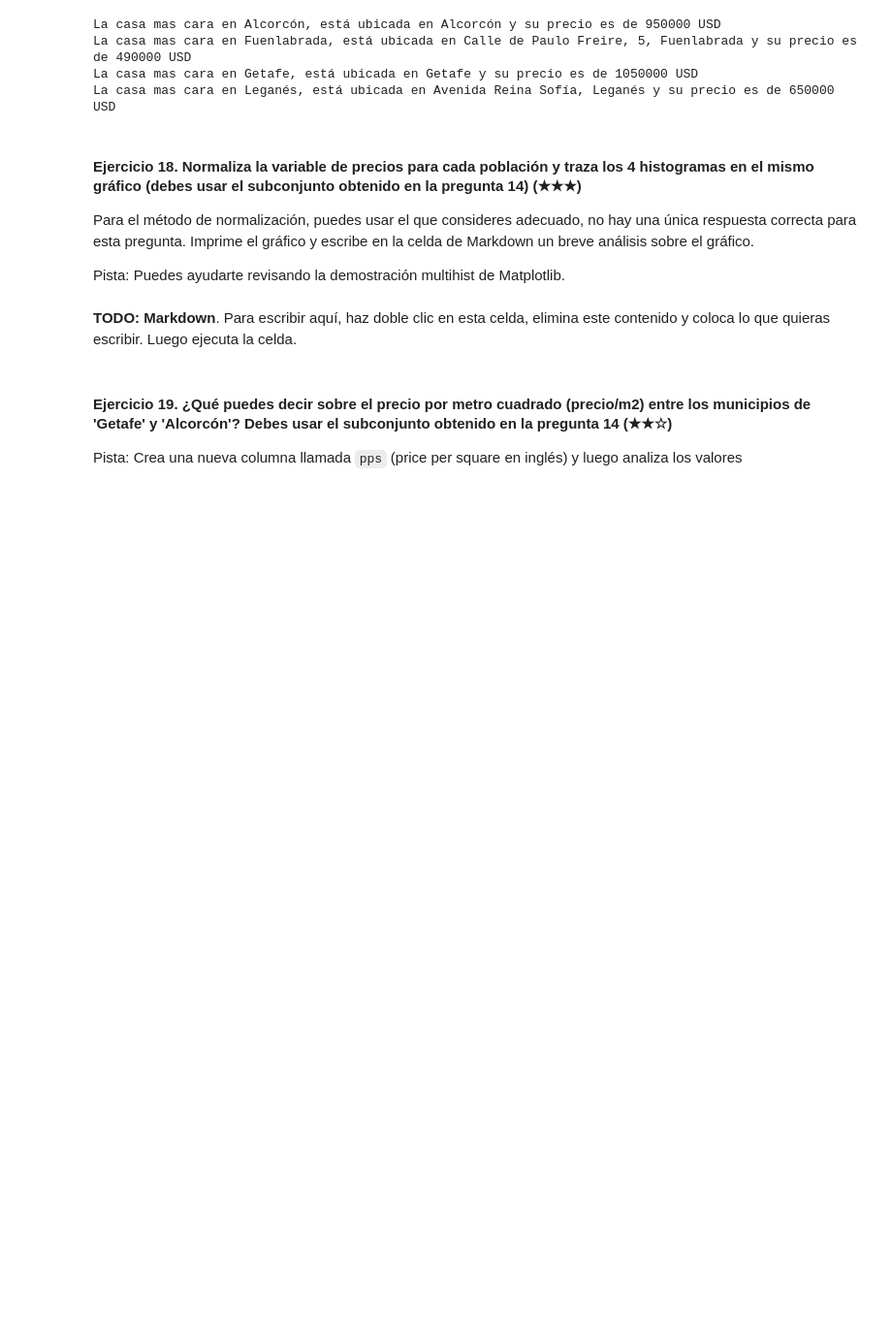
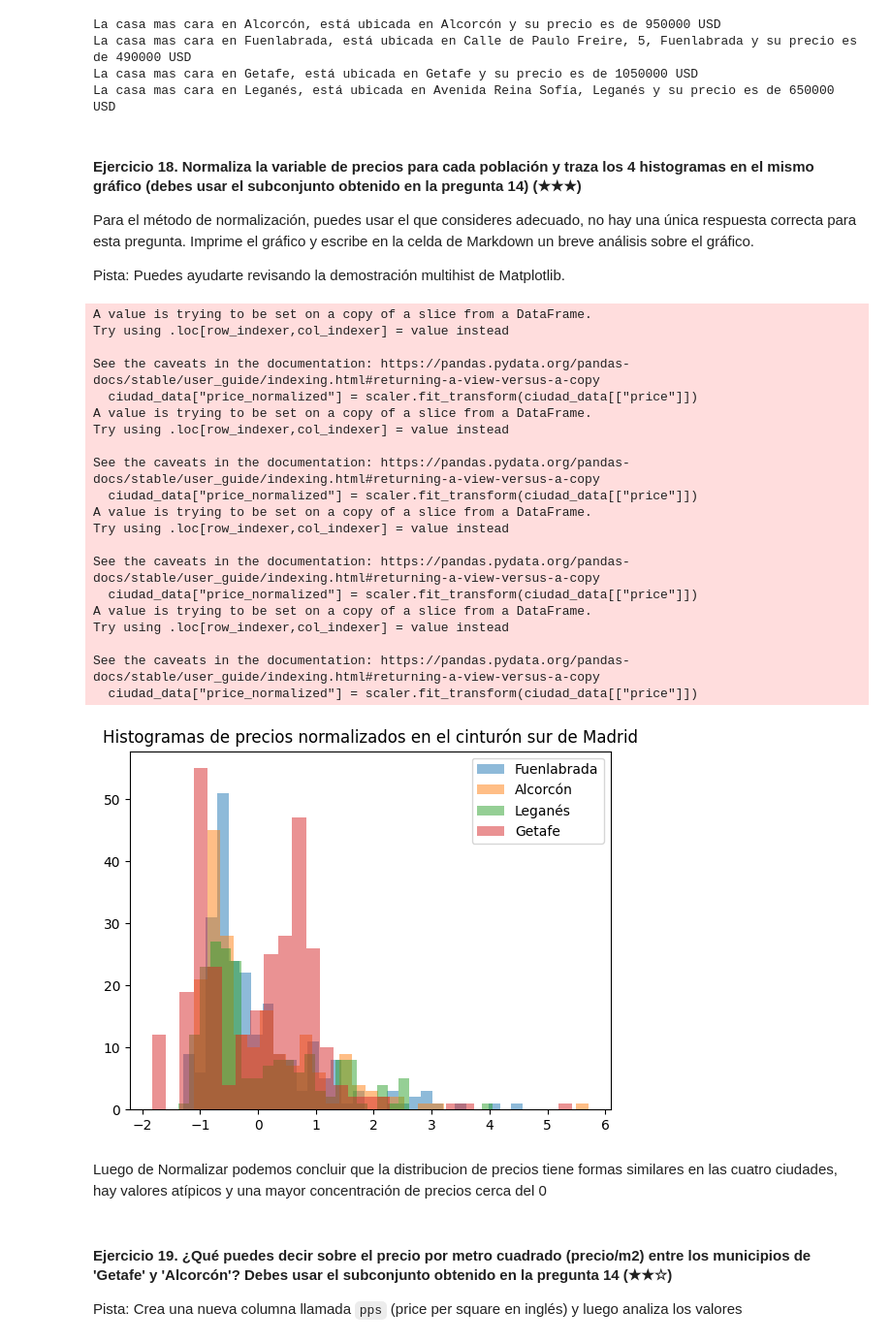
Before and after one commit to 4GeeksAcademy/Wiston_Travieso-realestate-datacleanup-exercise, a Jupyter notebook: project.es.ipynb, the cells around one changed output. Shown at 97% size. Cells and saved outputs as stored; diff of their text form; code cells hidden in the pictures; blank space fills up the shorter version.

```diff
--- a/project.es.ipynb
+++ b/project.es.ipynb
@@ -383,9 +383,45 @@ Para el método de normalización, puedes usar el que consideres adecuado, no ha
 
 Pista: Puedes ayudarte revisando la demostración multihist de Matplotlib.
 # %%
-# TODO
+from sklearn.preprocessing import StandardScaler
+import matplotlib.pyplot as plt
+
+# Normalizar variable de precio para cada población del cinturón sur de Madrid
+ds_cinturón_sur_normalized = ds_cinturón_sur.copy()
+
+for ciudad in ciudades_cinturón_sur:
+    ciudad_data = ds_cinturón_sur[ds_cinturón_sur["level5"]==ciudad]
+    scaler = StandardScaler()
+    ciudad_data["price_normalized"] = scaler.fit_transform(ciudad_data[["price"]])
+    ds_cinturón_sur_normalized.loc[ciudad_data.index, "price_normalized"] = ciudad_data["price_normalized"]
+    # Graficar los 4 histogramas de precios normalizados en un mismo gráfico
+    plt.hist(ciudad_data["price_normalized"], bins=30, alpha=0.5, label=ciudad)
+    plt.title("Histogramas de precios normalizados en el cinturón sur de Madrid")
+    plt.legend()
+# %% [output]
+A value is trying to be set on a copy of a slice from a DataFrame.
+Try using .loc[row_indexer,col_indexer] = value instead
+
+See the caveats in the documentation: https://pandas.pydata.org/pandas-docs/stable/user_guide/indexing.html#returning-a-view-versus-a-copy
+  ciudad_data["price_normalized"] = scaler.fit_transform(ciudad_data[["price"]])
+A value is trying to be set on a copy of a slice from a DataFrame.
+Try using .loc[row_indexer,col_indexer] = value instead
+
+See the caveats in the documentation: https://pandas.pydata.org/pandas-docs/stable/user_guide/indexing.html#returning-a-view-versus-a-copy
+  ciudad_data["price_normalized"] = scaler.fit_transform(ciudad_data[["price"]])
+A value is trying to be set on a copy of a slice from a DataFrame.
+Try using .loc[row_indexer,col_indexer] = value instead
+
+See the caveats in the documentation: https://pandas.pydata.org/pandas-docs/stable/user_guide/indexing.html#returning-a-view-versus-a-copy
+  ciudad_data["price_normalized"] = scaler.fit_transform(ciudad_data[["price"]])
+A value is trying to be set on a copy of a slice from a DataFrame.
+Try using .loc[row_indexer,col_indexer] = value instead
+
+See the caveats in the documentation: https://pandas.pydata.org/pandas-docs/stable/user_guide/indexing.html#returning-a-view-versus-a-copy
+  ciudad_data["price_normalized"] = scaler.fit_transform(ciudad_data[["price"]])
+[figure, added]
 # %% [markdown]
-**TODO: Markdown**. Para escribir aquí, haz doble clic en esta celda, elimina este contenido y coloca lo que quieras escribir. Luego ejecuta la celda.
+Luego de Normalizar podemos concluir que la distribucion de precios tiene formas similares en las cuatro ciudades, hay valores atípicos y una mayor concentración de precios cerca del 0
 # %% [markdown]
 #### Ejercicio 19. ¿Qué puedes decir sobre el precio por metro cuadrado (precio/m2) entre los municipios de 'Getafe' y 'Alcorcón'? Debes usar el subconjunto obtenido en la pregunta 14 (★★☆)
 
```
Also changed, not shown: parts of 3 cells of this notebook.
